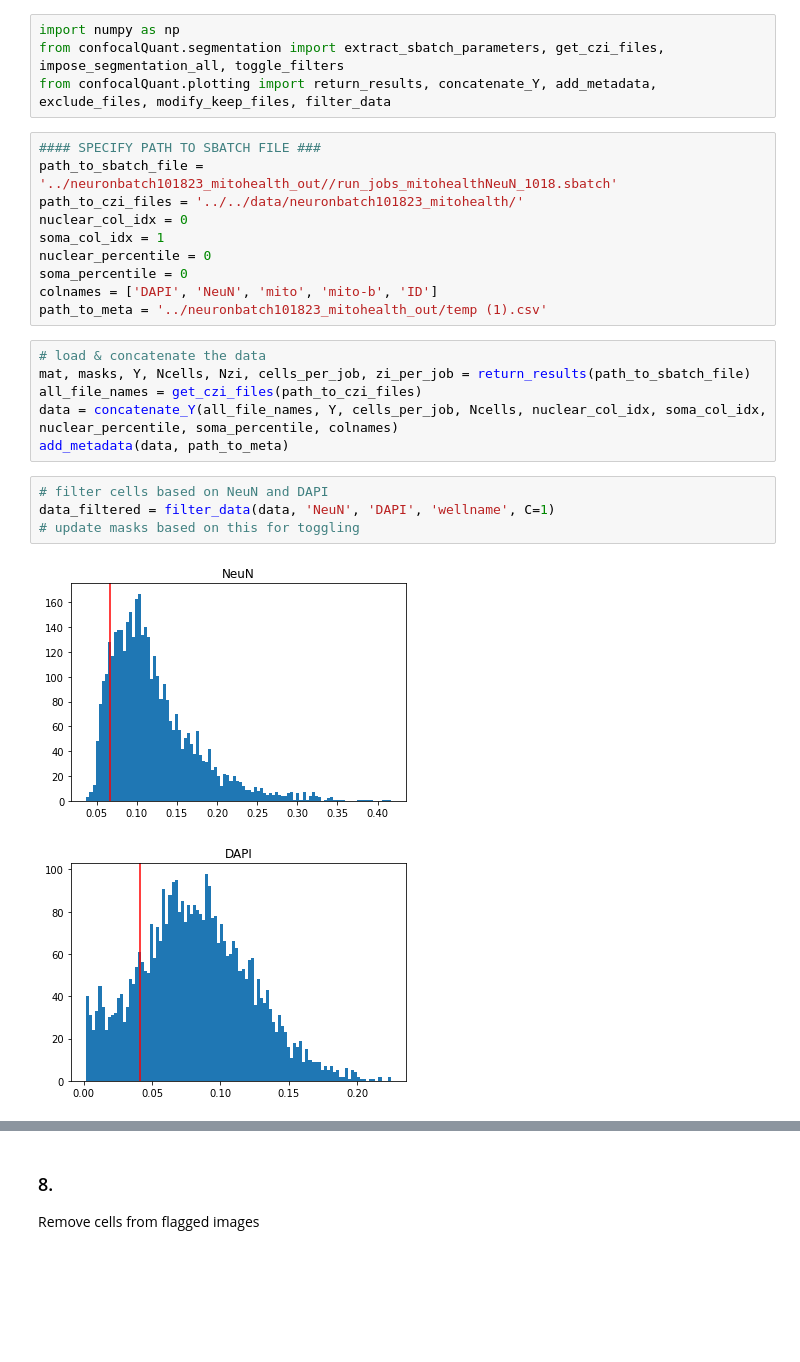
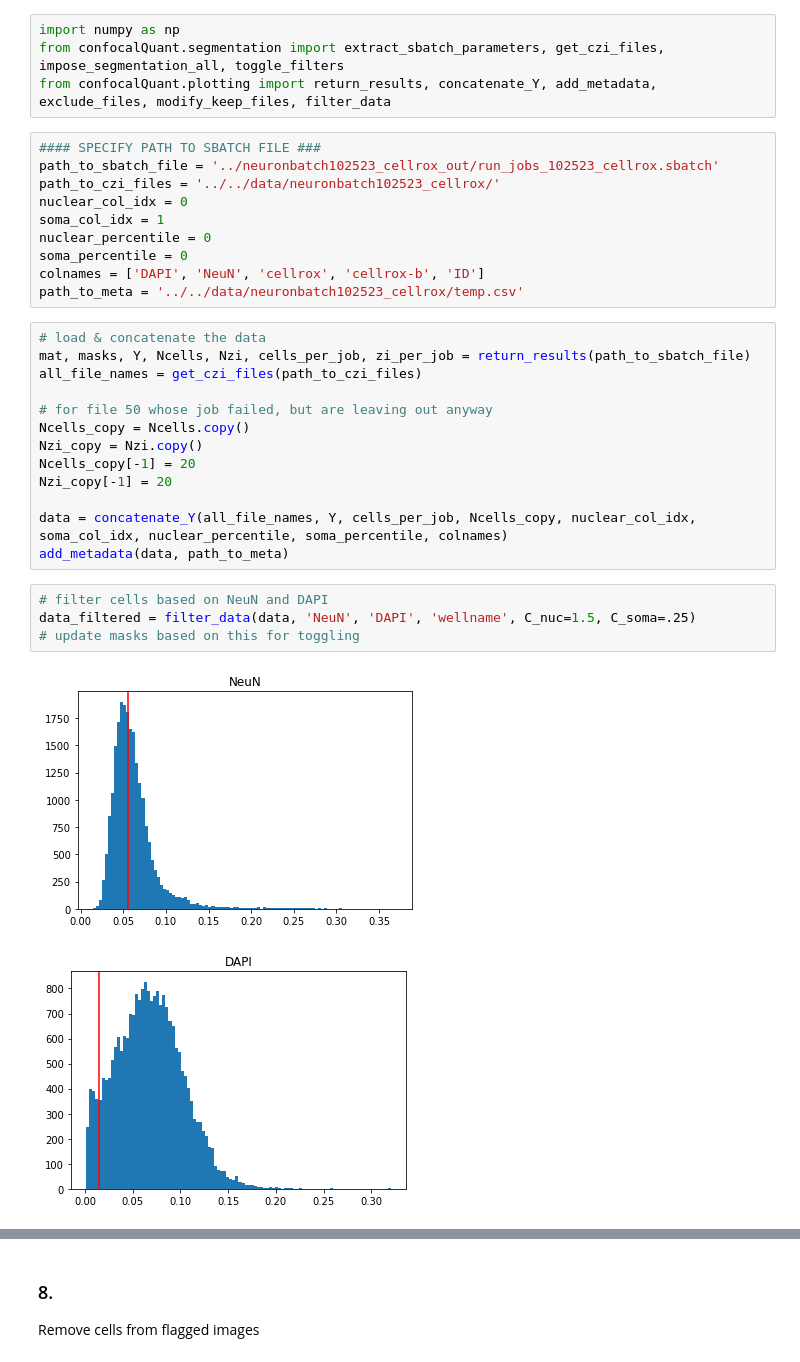
Before and after one commit to djunamay/confocalQuant, a Jupyter notebook: outs/neuronbatch102523_cellrox_out/102523_cellrox.ipynb, the cells around one changed output, grey strips where cells are left out. Saved outputs shown, nothing was run; the diff lists cells and outputs as text; blank space fills up the shorter version.

```diff
--- a/outs/neuronbatch102523_cellrox_out/102523_cellrox.ipynb
+++ b/outs/neuronbatch102523_cellrox_out/102523_cellrox.ipynb
@@ -180,24 +217,31 @@ from confocalQuant.segmentation import extract_sbatch_parameters, get_czi_files,
 from confocalQuant.plotting import return_results, concatenate_Y, add_metadata, exclude_files, modify_keep_files, filter_data
 # %%
 #### SPECIFY PATH TO SBATCH FILE ###
-path_to_sbatch_file = '../neuronbatch101823_mitohealth_out//run_jobs_mitohealthNeuN_1018.sbatch'
-path_to_czi_files = '../../data/neuronbatch101823_mitohealth/'
+path_to_sbatch_file = '../neuronbatch102523_cellrox_out/run_jobs_102523_cellrox.sbatch'
+path_to_czi_files = '../../data/neuronbatch102523_cellrox/'
 nuclear_col_idx = 0
 soma_col_idx = 1
 nuclear_percentile = 0
 soma_percentile = 0
-colnames = ['DAPI', 'NeuN', 'mito', 'mito-b', 'ID']
-path_to_meta = '../neuronbatch101823_mitohealth_out/temp (1).csv'
+colnames = ['DAPI', 'NeuN', 'cellrox', 'cellrox-b', 'ID']
+path_to_meta = '../../data/neuronbatch102523_cellrox/temp.csv'
 # %%
 # load & concatenate the data
 mat, masks, Y, Ncells, Nzi, cells_per_job, zi_per_job = return_results(path_to_sbatch_file)
 all_file_names = get_czi_files(path_to_czi_files)
-data = concatenate_Y(all_file_names, Y, cells_per_job, Ncells, nuclear_col_idx, soma_col_idx, nuclear_percentile, soma_percentile, colnames)
+
+# for file 50 whose job failed, but are leaving out anyway
+Ncells_copy = Ncells.copy()
+Nzi_copy = Nzi.copy()
+Ncells_copy[-1] = 20
+Nzi_copy[-1] = 20
+
+data = concatenate_Y(all_file_names, Y, cells_per_job, Ncells_copy, nuclear_col_idx, soma_col_idx, nuclear_percentile, soma_percentile, colnames)
 add_metadata(data, path_to_meta)
 # %%
 # filter cells based on NeuN and DAPI
-data_filtered = filter_data(data, 'NeuN', 'DAPI', 'wellname', C=1)
+data_filtered = filter_data(data, 'NeuN', 'DAPI', 'wellname', C_nuc=1.5, C_soma=.25)
 # update masks based on this for toggling
 # %% [output]
-[figure, old version]
+[figure, new version]
-[figure, old version]
+[figure, new version]
```
Also changed, not shown: parts of 17 cells of this notebook, 1 other file.
